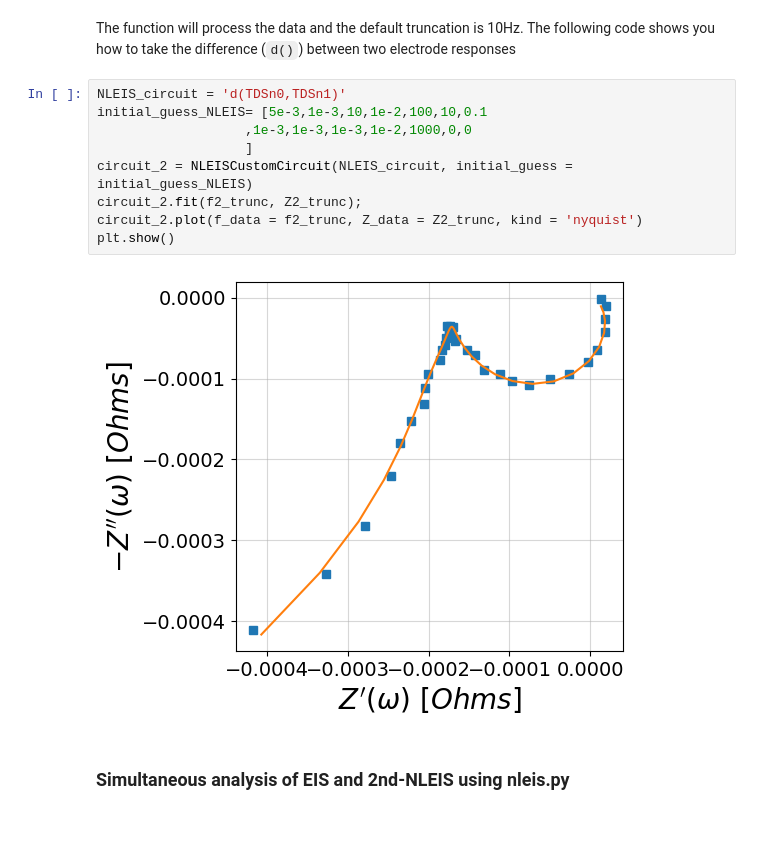
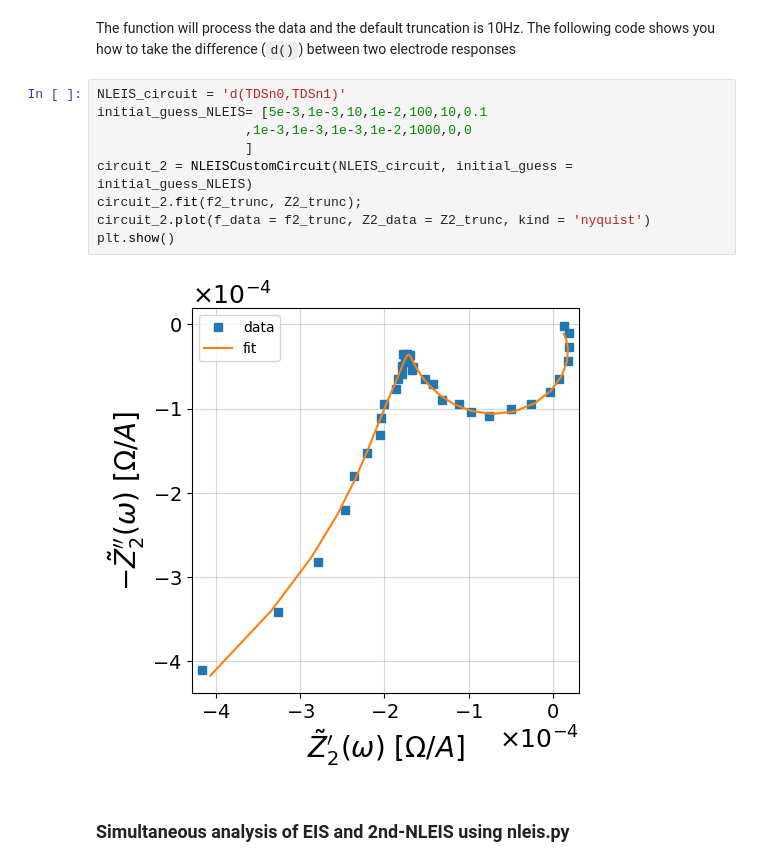
Before and after one commit to yuefan98/nleis.py, a Jupyter notebook: docs/source/examples/nleis_example.ipynb, the cells around one changed output. Drawn from its saved outputs; the diff is of its cells as text; blank space fills up the shorter version.

```diff
--- a/docs/source/examples/nleis_example.ipynb
+++ b/docs/source/examples/nleis_example.ipynb
@@ -121,14 +121,14 @@ The function will process the data and the default truncation is 10Hz. The follo
 # %%
 NLEIS_circuit = 'd(TDSn0,TDSn1)'
 initial_guess_NLEIS= [5e-3,1e-3,10,1e-2,100,10,0.1
                    ,1e-3,1e-3,1e-3,1e-2,1000,0,0
                    ]
 circuit_2 = NLEISCustomCircuit(NLEIS_circuit, initial_guess = initial_guess_NLEIS)
 circuit_2.fit(f2_trunc, Z2_trunc);
-circuit_2.plot(f_data = f2_trunc, Z_data = Z2_trunc, kind = 'nyquist')
+circuit_2.plot(f_data = f2_trunc, Z2_data = Z2_trunc, kind = 'nyquist')
 plt.show()
 # %% [output]
-[figure, old version]
+[figure, new version]
 # %% [markdown]
 ### **Simultaneous analysis of EIS and 2nd-NLEIS using nleis.py**
 # %% [markdown]
```
Also changed, not shown: parts of 6 cells of this notebook, 6 other files.
